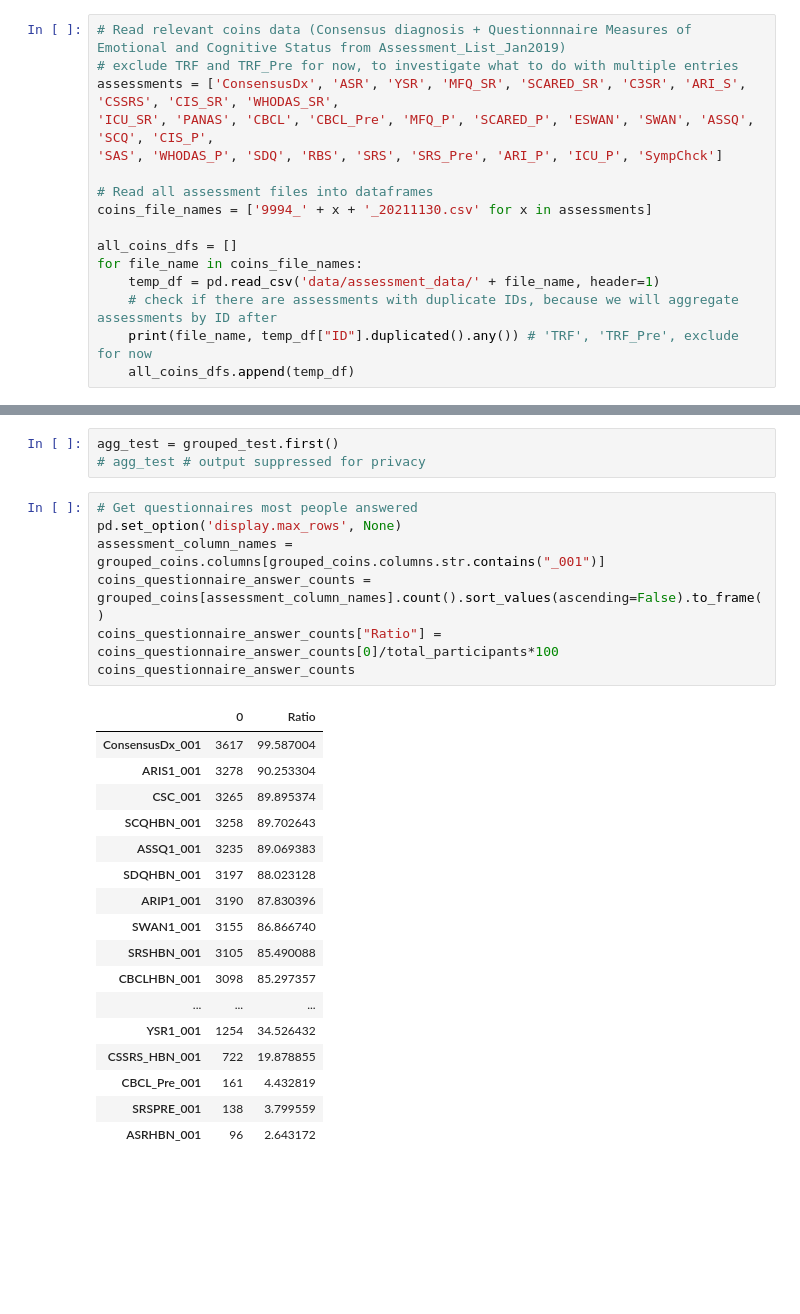
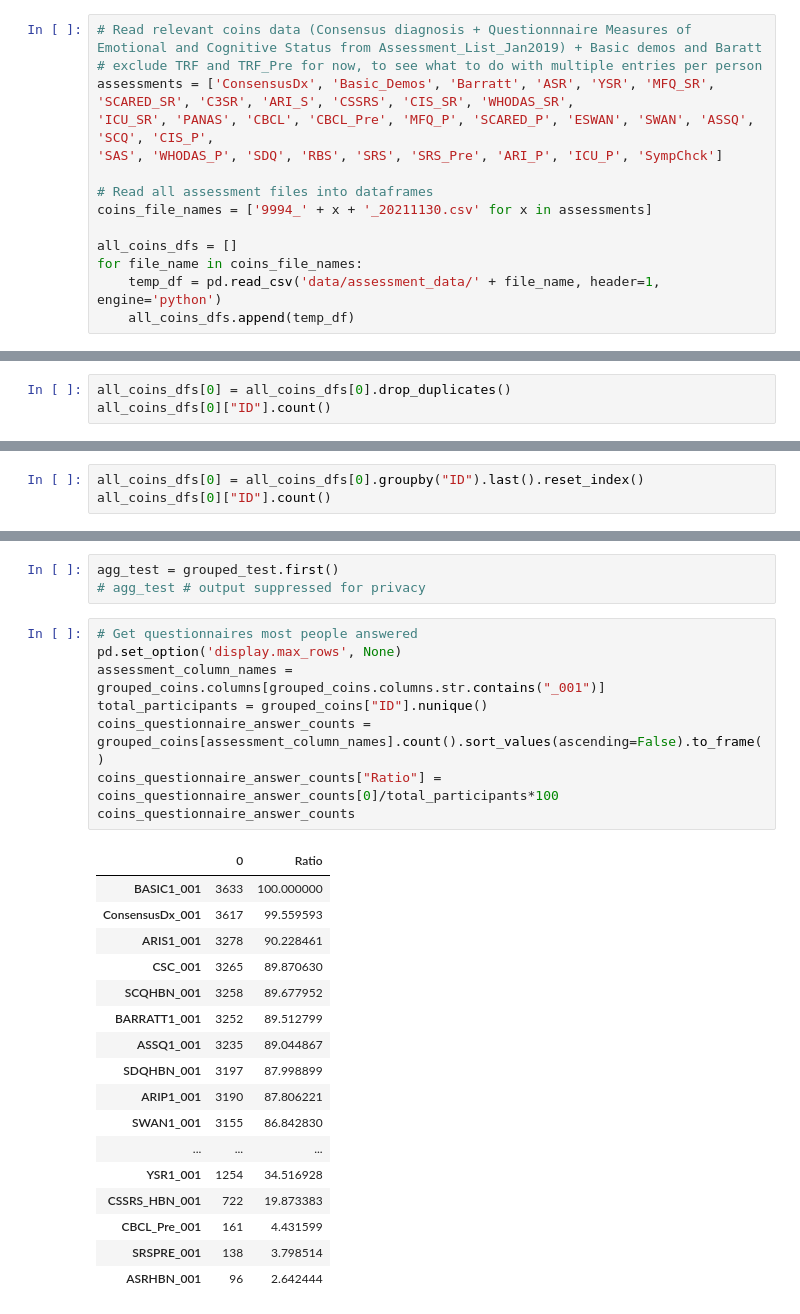
Before and after one commit to charlie42/HBN-explore, a Jupyter notebook: HBN-explore.ipynb, the cells around one changed output, grey strips where cells are left out. Cells and saved outputs as stored; diff of their text form; blank space fills up the shorter version.

Commit message:
clean up and check missing data

```diff
--- a/HBN-explore.ipynb
+++ b/HBN-explore.ipynb
@@ -333,7 +241,7 @@ LORIS_diag["Identifiers"].nunique()
 # %%
-# Read relevant coins data (Consensus diagnosis + Questionnnaire Measures of Emotional and Cognitive Status from Assessment_List_Jan2019)
-# exclude TRF and TRF_Pre for now, to investigate what to do with multiple entries
-assessments = ['ConsensusDx', 'ASR', 'YSR', 'MFQ_SR', 'SCARED_SR', 'C3SR', 'ARI_S', 'CSSRS', 'CIS_SR', 'WHODAS_SR',
+# Read relevant coins data (Consensus diagnosis + Questionnnaire Measures of Emotional and Cognitive Status from Assessment_List_Jan2019) + Basic demos and Baratt
+# exclude TRF and TRF_Pre for now, to see what to do with multiple entries per person
+assessments = ['ConsensusDx', 'Basic_Demos', 'Barratt', 'ASR', 'YSR', 'MFQ_SR', 'SCARED_SR', 'C3SR', 'ARI_S', 'CSSRS', 'CIS_SR', 'WHODAS_SR',
 'ICU_SR', 'PANAS', 'CBCL', 'CBCL_Pre', 'MFQ_P', 'SCARED_P', 'ESWAN', 'SWAN', 'ASSQ', 'SCQ', 'CIS_P',
 'SAS', 'WHODAS_P', 'SDQ', 'RBS', 'SRS', 'SRS_Pre', 'ARI_P', 'ICU_P', 'SympChck']
 
@@ -342,7 +250,5 @@ coins_file_names = ['9994_' + x + '_20211130.csv' for x in assessments]
 
 all_coins_dfs = []
 for file_name in coins_file_names:
-    temp_df = pd.read_csv('data/assessment_data/' + file_name, header=1)
-    # check if there are assessments with duplicate IDs, because we will aggregate assessments by ID after
-    print(file_name, temp_df["ID"].duplicated().any()) # 'TRF', 'TRF_Pre', exclude for now
+    temp_df = pd.read_csv('data/assessment_data/' + file_name, header=1, engine='python')
     all_coins_dfs.append(temp_df)
@@ -388,0 +288,3 @@ CSC_001 :  True
+# %%
+all_coins_dfs[0] = all_coins_dfs[0].drop_duplicates()
+all_coins_dfs[0]["ID"].count()
@@ -388,0 +297,3 @@ CSC_001 :  True
+# %%
+all_coins_dfs[0] = all_coins_dfs[0].groupby("ID").last().reset_index()
+all_coins_dfs[0]["ID"].count()
@@ -449,28 +356,29 @@ agg_test = grouped_test.first()
 # %%
 # Get questionnaires most people answered
 pd.set_option('display.max_rows', None)
 assessment_column_names = grouped_coins.columns[grouped_coins.columns.str.contains("_001")]
+total_participants = grouped_coins["ID"].nunique()
 coins_questionnaire_answer_counts = grouped_coins[assessment_column_names].count().sort_values(ascending=False).to_frame()
 coins_questionnaire_answer_counts["Ratio"] = coins_questionnaire_answer_counts[0]/total_participants*100
 coins_questionnaire_answer_counts
 # %% [output]
 |  | 0 | Ratio |
-| ConsensusDx_001 | 3617 | 99.587004 |
-| ARIS1_001 | 3278 | 90.253304 |
-| CSC_001 | 3265 | 89.895374 |
-| SCQHBN_001 | 3258 | 89.702643 |
-| ASSQ1_001 | 3235 | 89.069383 |
-| SDQHBN_001 | 3197 | 88.023128 |
-| ARIP1_001 | 3190 | 87.830396 |
-| SWAN1_001 | 3155 | 86.866740 |
-| SRSHBN_001 | 3105 | 85.490088 |
-| CBCLHBN_001 | 3098 | 85.297357 |
+| BASIC1_001 | 3633 | 100.000000 |
+| ConsensusDx_001 | 3617 | 99.559593 |
+| ARIS1_001 | 3278 | 90.228461 |
+| CSC_001 | 3265 | 89.870630 |
+| SCQHBN_001 | 3258 | 89.677952 |
+| BARRATT1_001 | 3252 | 89.512799 |
+| ASSQ1_001 | 3235 | 89.044867 |
+| SDQHBN_001 | 3197 | 87.998899 |
+| ARIP1_001 | 3190 | 87.806221 |
+| SWAN1_001 | 3155 | 86.842830 |
 | ... | ... | ... |
-| YSR1_001 | 1254 | 34.526432 |
-| CSSRS_HBN_001 | 722 | 19.878855 |
-| CBCL_Pre_001 | 161 | 4.432819 |
-| SRSPRE_001 | 138 | 3.799559 |
-| ASRHBN_001 | 96 | 2.643172 |
+| YSR1_001 | 1254 | 34.516928 |
+| CSSRS_HBN_001 | 722 | 19.873383 |
+| CBCL_Pre_001 | 161 | 4.431599 |
+| SRSPRE_001 | 138 | 3.798514 |
+| ASRHBN_001 | 96 | 2.642444 |
 # %%
 # Remove incomplete Dx
 
```
Also changed, not shown: parts of 54 cells of this notebook.
